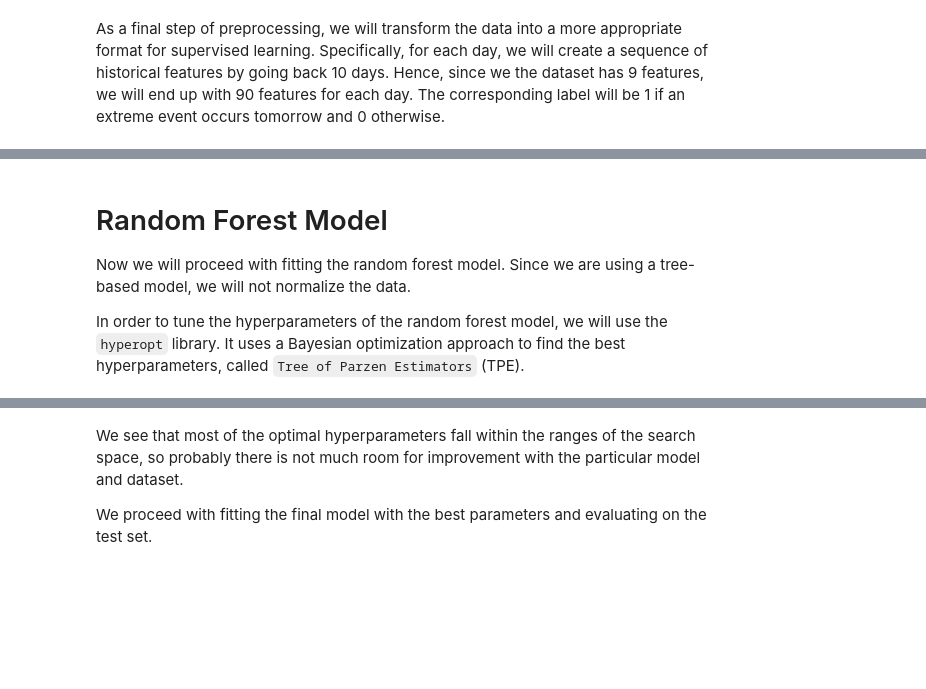
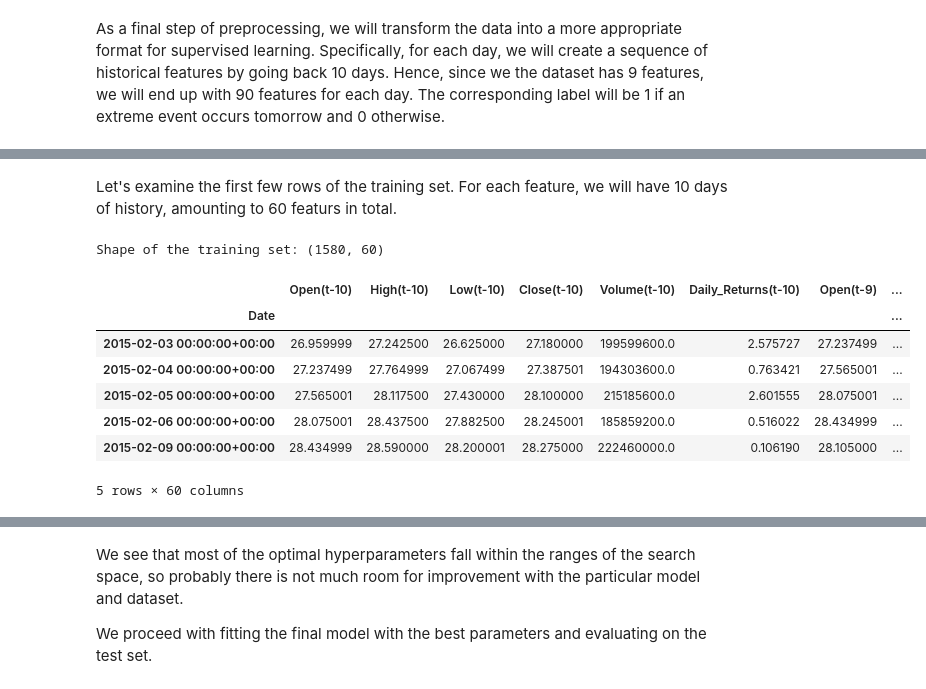
Before and after one commit to nmourdo/extreme_event_prediction, a Jupyter notebook: report.ipynb, the cells around one changed output, grey strips where cells are left out. Drawn from its saved outputs; the diff is of its cells as text; code cells hidden in the pictures; blank space fills up the shorter version.

```diff
--- a/report.ipynb
+++ b/report.ipynb
@@ -237,6 +229,15 @@ Test features shape: (331, 90), labels shape: (331,)
-# %% [markdown]
-# Random Forest Model
-
-Now we will proceed with fitting the random forest model. Since we are using a tree-based model, we will not normalize the data.
-
-In order to tune the hyperparameters of the random forest model, we will use the `hyperopt` library. It uses a Bayesian optimization approach to find the best hyperparameters, called `Tree of Parzen Estimators` (TPE).
+# %% [markdown]
+Let's examine the first few rows of the training set. For each feature, we will have 10 days of history, amounting to 60 featurs in total.
+# %%
+print(f'Shape of the training set: {X_train.shape}')
+X_train.head()
+# %% [output]
+Shape of the training set: (1580, 60)
+|  | Open(t-10) | High(t-10) | Low(t-10) | Close(t-10) | Volume(t-10) | Daily_Returns(t-10) | Open(t-9) | ... |
+| Date |  |  |  |  |  |  |  | ... |
+| 2015-02-03 00:00:00+00:00 | 26.959999 | 27.242500 | 26.625000 | 27.180000 | 199599600.0 | 2.575727 | 27.237499 | ... |
+| 2015-02-04 00:00:00+00:00 | 27.237499 | 27.764999 | 27.067499 | 27.387501 | 194303600.0 | 0.763421 | 27.565001 | ... |
+| 2015-02-05 00:00:00+00:00 | 27.565001 | 28.117500 | 27.430000 | 28.100000 | 215185600.0 | 2.601555 | 28.075001 | ... |
+| 2015-02-06 00:00:00+00:00 | 28.075001 | 28.437500 | 27.882500 | 28.245001 | 185859200.0 | 0.516022 | 28.434999 | ... |
+| 2015-02-09 00:00:00+00:00 | 28.434999 | 28.590000 | 28.200001 | 28.275000 | 222460000.0 | 0.106190 | 28.105000 | ... |
+5 rows × 60 columns
```
Also changed, not shown: parts of 18 cells of this notebook, 1 other file.
